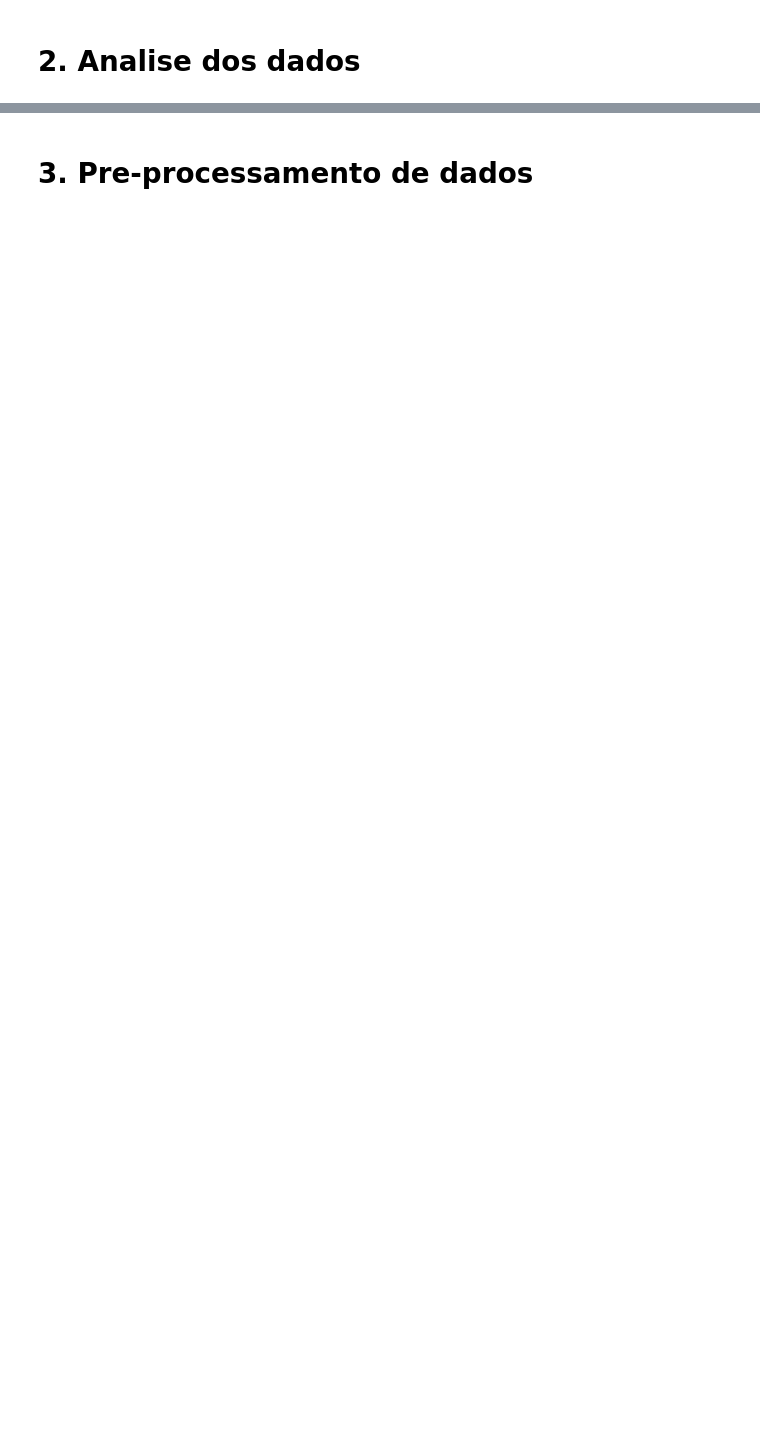
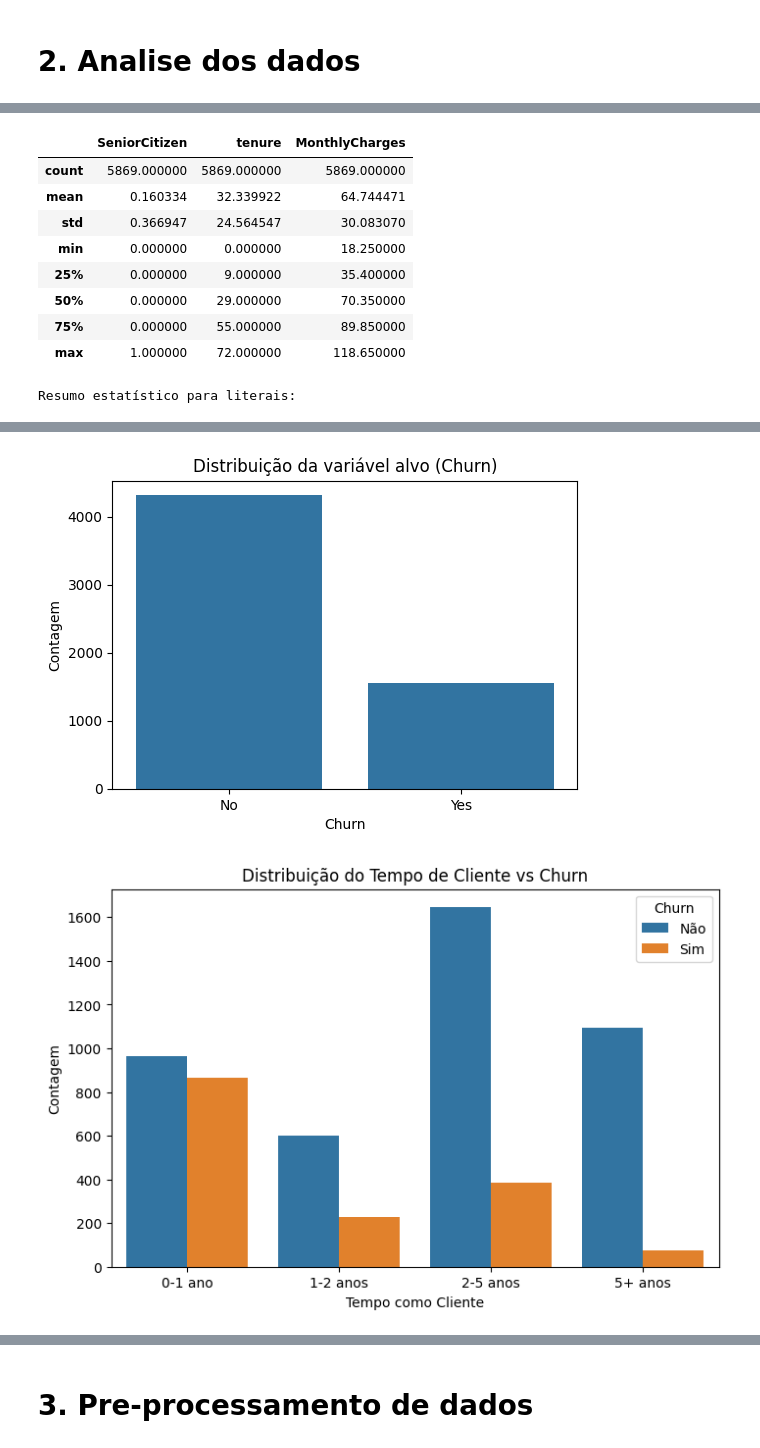
Before and after one commit to Erickllino/Projeto-IF702, a Jupyter notebook: Projeto FInal/main.ipynb, the cells around one changed output, grey strips where cells are left out. Drawn from its saved outputs; the diff is of its cells as text; code cells hidden in the pictures; blank space fills up the shorter version.

```diff
--- a/Projeto FInal/main.ipynb
+++ b/Projeto FInal/main.ipynb
@@ -72,0 +80,19 @@ array([0, 1])
+# %%
+kf = KFold(n_splits=3, shuffle=True, random_state=42)  # Shuffle para garantir aleatoriedade
+folds = []
+
+for train_index, test_index in kf.split(df):
+    train_fold = df.take(train_index)
+    test_fold = df.take(test_index)
+
+    # Dividir o conjunto de teste em validação e teste (50/50)
+    val_size = len(test_fold) // 2
+    val_fold = test_fold.head(val_size)
+    test_fold = test_fold.tail(len(test_fold) - val_size)
+
+    folds.append((train_fold, val_fold, test_fold))
+    # Final: train 50%, validation 25%, test 25%
+
+print("\nNúmero de registros por subset:")
+for i, (train, val, test) in enumerate(folds):
+    print(f"Fold {i+1}: Treino={len(train)}, Validação={len(val)}, Teste={len(test)}")
@@ -198,0 +106,38 @@ plt.show()
+# %%
+
+# Análise Exploratória de Dados (EDA) - usando apenas treino e validação!
+train_df, val_df, _ = folds[0]  # Pegamos um dos folds para análise
+eda_df = pd.concat([train_df, val_df])  # Apenas treino + validação
+
+#  Resumo estatístico das variáveis
+print("Resumo estatístico para números:")
+display(pd.DataFrame(eda_df.select_dtypes(include=['number']).describe()))
+print("Resumo estatístico para literais:")
+display(pd.DataFrame(eda_df.select_dtypes(exclude=['number']).describe()))
+
+plt.figure(figsize=(6, 4))
+sns.countplot(x=eda_df["Churn"])
+plt.title("Distribuição da variável alvo (Churn)")
+plt.xlabel("Churn")
+plt.ylabel("Contagem")
+plt.show()
+
+eda_df["tenure_category"] = pd.cut(eda_df["tenure"], bins=[0, 12, 24, 60, 120], labels=["0-1 ano", "1-2 anos", "2-5 anos", "5+ anos"])
+plt.figure(figsize=(8, 5))
+sns.countplot(x=eda_df["tenure_category"], hue=eda_df["Churn"])
+plt.title("Distribuição do Tempo de Cliente vs Churn")
+plt.xlabel("Tempo como Cliente")
+plt.ylabel("Contagem")
+plt.legend(title="Churn", labels=["Não", "Sim"])
+plt.show()
+
+eda_df["MonthlyCharges_category"] = pd.cut(eda_df["MonthlyCharges"], bins=5, labels=["Muito Baixo", "Baixo", "Médio", "Alto", "Muito Alto"])
+churn_counts = eda_df.groupby("MonthlyCharges_category")["Churn"].value_counts(normalize=True).unstack()
+churn_counts.plot(kind="bar", stacked=True, figsize=(8, 5), colormap="coolwarm")
+plt.title("Porcentagem Acumulativa de Churn por Faixa de Pagamento")
+plt.xlabel("Faixa de Pagamento Mensal")
+plt.ylabel("Proporção de Churn")
+plt.legend(title="Churn", labels=["Não", "Sim"])
+plt.grid(axis="y", linestyle="--", alpha=0.7)
+plt.show()
+# %% [output]
@@ -198,0 +145,10 @@ plt.show()
+|  | SeniorCitizen | tenure | MonthlyCharges |
+| count | 5869.000000 | 5869.000000 | 5869.000000 |
+| mean | 0.160334 | 32.339922 | 64.744471 |
+| std | 0.366947 | 24.564547 | 30.083070 |
+| min | 0.000000 | 0.000000 | 18.250000 |
+| 25% | 0.000000 | 9.000000 | 35.400000 |
+| 50% | 0.000000 | 29.000000 | 70.350000 |
+| 75% | 0.000000 | 55.000000 | 89.850000 |
+| max | 1.000000 | 72.000000 | 118.650000 |
+Resumo estatístico para literais:
@@ -198,0 +160,2 @@ plt.show()
+[figure, added]
+[figure, added]
```
Also changed, not shown: parts of 10 cells of this notebook, 1 other file.
